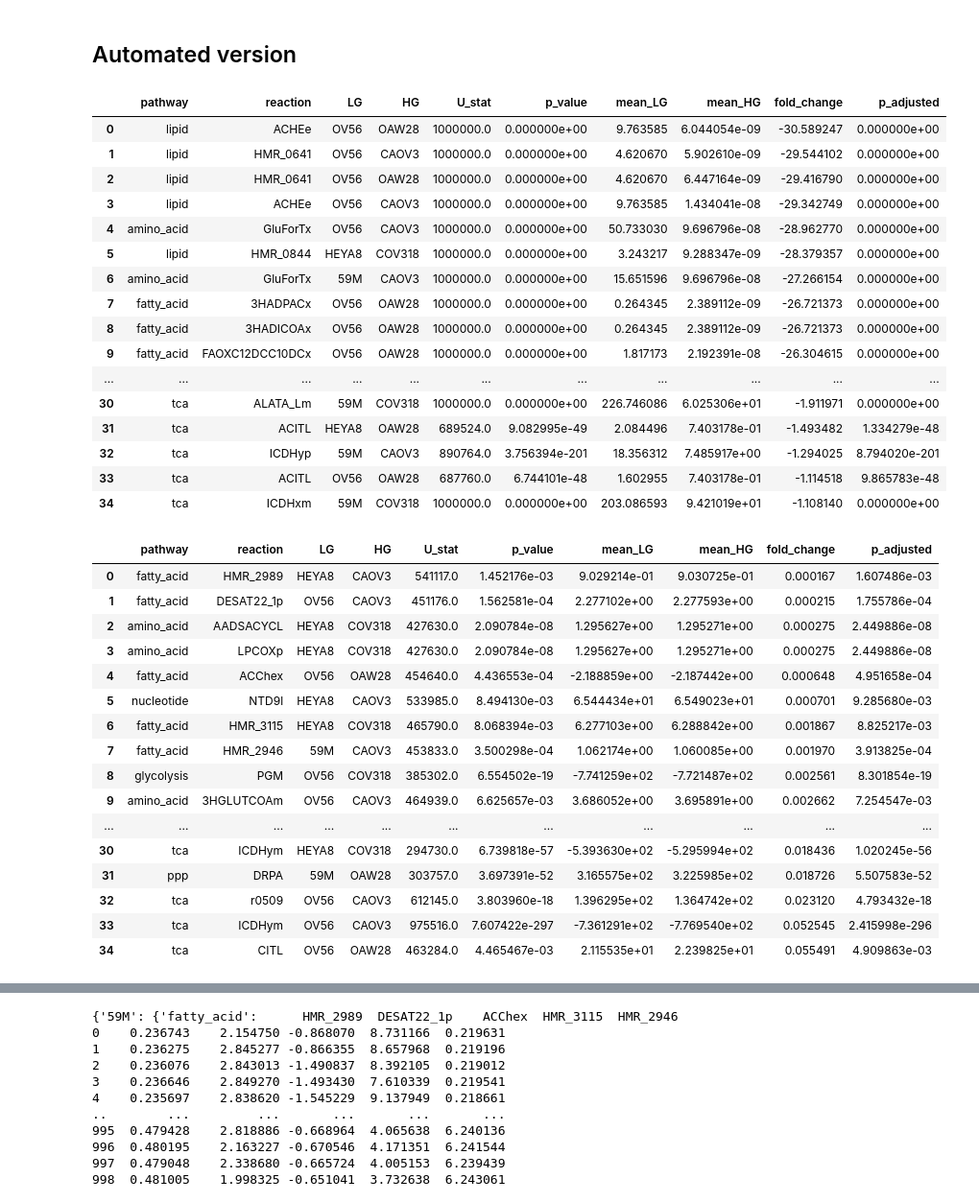
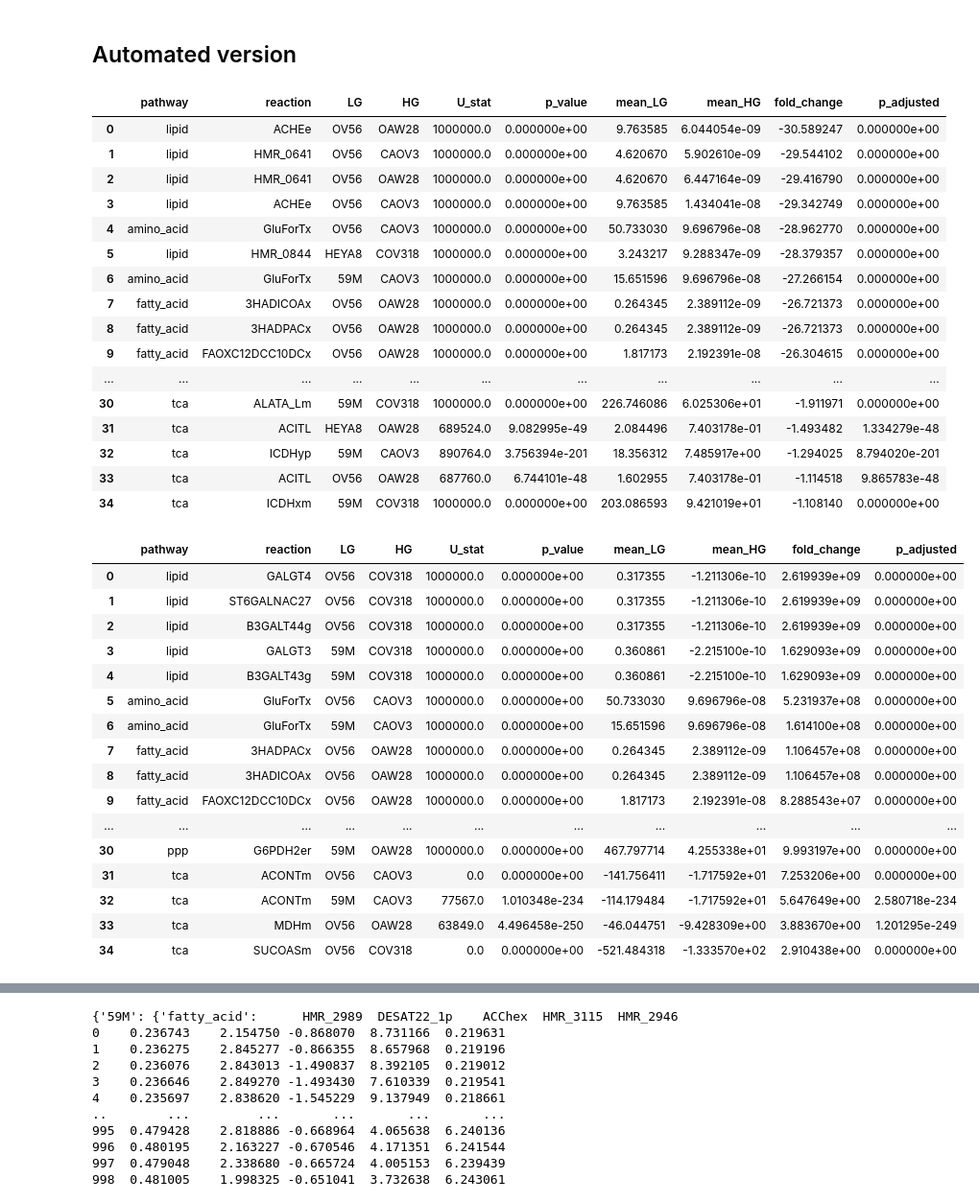
Before and after one commit to MishkaNastia/Ovarian-Cancer, a Jupyter notebook: flux_composition_anastasia.ipynb, the cells around one changed output, grey strips where cells are left out. Shown at 96% size. Saved outputs shown, nothing was run; the diff lists cells and outputs as text; code cells hidden in the pictures.

```diff
--- a/flux_composition_anastasia.ipynb
+++ b/flux_composition_anastasia.ipynb
@@ -200,7 +204,7 @@ run_sampling_for_group(high_grade, "HG")
 # %% [markdown]
 # Flux Distribution comparisions
 # %%
-LG = {
+"""LG = {
     "59M": pd.read_csv("./data/flux_sampling_data/flux_sampling_LG_59M.csv", index_col=0),
     "HEYA8": pd.read_csv("./data/flux_sampling_data/flux_sampling_LG_HEYA8.csv", index_col=0),
     "OV56": pd.read_csv("./data/flux_sampling_data/flux_sampling_LG_OV56.csv", index_col=0)
@@ -210,7 +214,19 @@ HG = {
     "COV318": pd.read_csv("./data/flux_sampling_data/flux_sampling_HG_COV318.csv", index_col=0),
     "CAOV3": pd.read_csv("./data/flux_sampling_data/flux_sampling_HG_CAOV3.csv", index_col=0),
     "OAW28": pd.read_csv("./data/flux_sampling_data/flux_sampling_HG_OAW28.csv", index_col=0)
+}"""
+
+LG = {
+    "59M": pd.read_csv("data/flux_sampling_data/flux_sampling_LG_59M.csv", index_col=0),
+    "HEYA8": pd.read_csv("data/flux_sampling_data/flux_sampling_LG_HEYA8.csv", index_col=0),
+    "OV56": pd.read_csv("data/flux_sampling_data/flux_sampling_LG_OV56.csv", index_col=0)
 }
+
+HG = {
+    "COV318": pd.read_csv("data/flux_sampling_data/flux_sampling_HG_COV318.csv", index_col=0),
+    "CAOV3": pd.read_csv("data/flux_sampling_data/flux_sampling_HG_CAOV3.csv", index_col=0),
+    "OAW28": pd.read_csv("data/flux_sampling_data/flux_sampling_HG_OAW28.csv", index_col=0)
+}
 # %% [markdown]
 ## Option 1
 # %%
@@ -540,8 +556,8 @@ top5_per_pathway
 | 4 | amino_acid | GluForTx | OV56 | CAOV3 | 1000000.0 | 0.000000e+00 | 50.733030 | 9.696796e-08 | -28.962770 | 0.000000e+00 |
 | 5 | lipid | HMR_0844 | HEYA8 | COV318 | 1000000.0 | 0.000000e+00 | 3.243217 | 9.288347e-09 | -28.379357 | 0.000000e+00 |
 | 6 | amino_acid | GluForTx | 59M | CAOV3 | 1000000.0 | 0.000000e+00 | 15.651596 | 9.696796e-08 | -27.266154 | 0.000000e+00 |
-| 7 | fatty_acid | 3HADPACx | OV56 | OAW28 | 1000000.0 | 0.000000e+00 | 0.264345 | 2.389112e-09 | -26.721373 | 0.000000e+00 |
-| 8 | fatty_acid | 3HADICOAx | OV56 | OAW28 | 1000000.0 | 0.000000e+00 | 0.264345 | 2.389112e-09 | -26.721373 | 0.000000e+00 |
+| 7 | fatty_acid | 3HADICOAx | OV56 | OAW28 | 1000000.0 | 0.000000e+00 | 0.264345 | 2.389112e-09 | -26.721373 | 0.000000e+00 |
+| 8 | fatty_acid | 3HADPACx | OV56 | OAW28 | 1000000.0 | 0.000000e+00 | 0.264345 | 2.389112e-09 | -26.721373 | 0.000000e+00 |
 | 9 | fatty_acid | FAOXC12DCC10DCx | OV56 | OAW28 | 1000000.0 | 0.000000e+00 | 1.817173 | 2.192391e-08 | -26.304615 | 0.000000e+00 |
 | ... | ... | ... | ... | ... | ... | ... | ... | ... | ... | ... |
 | 30 | tca | ALATA_Lm | 59M | COV318 | 1000000.0 | 0.000000e+00 | 226.746086 | 6.025306e+01 | -1.911971 | 0.000000e+00 |
@@ -601,34 +617,34 @@ df_stats = pd.DataFrame(results, columns=[
 df_stats["p_adjusted"] = multipletests(df_stats["p_value"], method="fdr_bh")[1]
 
 # Keep significant results
-signif = df_stats[(df_stats["p_adjusted"] < 0.01) & (df_stats["fold_change"] < 0.20)].copy()
+signif = df_stats[(df_stats["p_adjusted"] < 0.01) & (df_stats["fold_change"] > 0.90)].copy()
 # %%
 top5_per_pathway = (
     signif
-    .sort_values(by="fold_change", ascending=True)
+    .sort_values(by="fold_change", ascending=False)
     .groupby("pathway")
     .head(5)
     .reset_index(drop=True)
 )
 top5_per_pathway
 # %% [output]
 |  | pathway | reaction | LG | HG | U_stat | p_value | mean_LG | mean_HG | fold_change | p_adjusted |
-| 0 | fatty_acid | HMR_2989 | HEYA8 | CAOV3 | 541117.0 | 1.452176e-03 | 9.029214e-01 | 9.030725e-01 | 0.000167 | 1.607486e-03 |
-| 1 | fatty_acid | DESAT22_1p | OV56 | CAOV3 | 451176.0 | 1.562581e-04 | 2.277102e+00 | 2.277593e+00 | 0.000215 | 1.755786e-04 |
-| 2 | amino_acid | AADSACYCL | HEYA8 | COV318 | 427630.0 | 2.090784e-08 | 1.295627e+00 | 1.295271e+00 | 0.000275 | 2.449886e-08 |
-| 3 | amino_acid | LPCOXp | HEYA8 | COV318 | 427630.0 | 2.090784e-08 | 1.295627e+00 | 1.295271e+00 | 0.000275 | 2.449886e-08 |
-| 4 | fatty_acid | ACChex | OV56 | OAW28 | 454640.0 | 4.436553e-04 | -2.188859e+00 | -2.187442e+00 | 0.000648 | 4.951658e-04 |
-| 5 | nucleotide | NTD9l | HEYA8 | CAOV3 | 533985.0 | 8.494130e-03 | 6.544434e+01 | 6.549023e+01 | 0.000701 | 9.285680e-03 |
-| 6 | fatty_acid | HMR_3115 | HEYA8 | COV318 | 465790.0 | 8.068394e-03 | 6.277103e+00 | 6.288842e+00 | 0.001867 | 8.825217e-03 |
-| 7 | fatty_acid | HMR_2946 | 59M | CAOV3 | 453833.0 | 3.500298e-04 | 1.062174e+00 | 1.060085e+00 | 0.001970 | 3.913825e-04 |
-| 8 | glycolysis | PGM | OV56 | COV318 | 385302.0 | 6.554502e-19 | -7.741259e+02 | -7.721487e+02 | 0.002561 | 8.301854e-19 |
-| 9 | amino_acid | 3HGLUTCOAm | OV56 | CAOV3 | 464939.0 | 6.625657e-03 | 3.686052e+00 | 3.695891e+00 | 0.002662 | 7.254547e-03 |
+| 0 | lipid | GALGT4 | OV56 | COV318 | 1000000.0 | 0.000000e+00 | 0.317355 | -1.211306e-10 | 2.619939e+09 | 0.000000e+00 |
+| 1 | lipid | ST6GALNAC27 | OV56 | COV318 | 1000000.0 | 0.000000e+00 | 0.317355 | -1.211306e-10 | 2.619939e+09 | 0.000000e+00 |
+| 2 | lipid | B3GALT44g | OV56 | COV318 | 1000000.0 | 0.000000e+00 | 0.317355 | -1.211306e-10 | 2.619939e+09 | 0.000000e+00 |
+| 3 | lipid | GALGT3 | 59M | COV318 | 1000000.0 | 0.000000e+00 | 0.360861 | -2.215100e-10 | 1.629093e+09 | 0.000000e+00 |
+| 4 | lipid | B3GALT43g | 59M | COV318 | 1000000.0 | 0.000000e+00 | 0.360861 | -2.215100e-10 | 1.629093e+09 | 0.000000e+00 |
+| 5 | amino_acid | GluForTx | OV56 | CAOV3 | 1000000.0 | 0.000000e+00 | 50.733030 | 9.696796e-08 | 5.231937e+08 | 0.000000e+00 |
+| 6 | amino_acid | GluForTx | 59M | CAOV3 | 1000000.0 | 0.000000e+00 | 15.651596 | 9.696796e-08 | 1.614100e+08 | 0.000000e+00 |
+| 7 | fatty_acid | 3HADPACx | OV56 | OAW28 | 1000000.0 | 0.000000e+00 | 0.264345 | 2.389112e-09 | 1.106457e+08 | 0.000000e+00 |
+| 8 | fatty_acid | 3HADICOAx | OV56 | OAW28 | 1000000.0 | 0.000000e+00 | 0.264345 | 2.389112e-09 | 1.106457e+08 | 0.000000e+00 |
+| 9 | fatty_acid | FAOXC12DCC10DCx | OV56 | OAW28 | 1000000.0 | 0.000000e+00 | 1.817173 | 2.192391e-08 | 8.288543e+07 | 0.000000e+00 |
 | ... | ... | ... | ... | ... | ... | ... | ... | ... | ... | ... |
-| 30 | tca | ICDHym | HEYA8 | COV318 | 294730.0 | 6.739818e-57 | -5.393630e+02 | -5.295994e+02 | 0.018436 | 1.020245e-56 |
-| 31 | ppp | DRPA | 59M | OAW28 | 303757.0 | 3.697391e-52 | 3.165575e+02 | 3.225985e+02 | 0.018726 | 5.507583e-52 |
-| 32 | tca | r0509 | OV56 | CAOV3 | 612145.0 | 3.803960e-18 | 1.396295e+02 | 1.364742e+02 | 0.023120 | 4.793432e-18 |
-| 33 | tca | ICDHym | OV56 | CAOV3 | 975516.0 | 7.607422e-297 | -7.361291e+02 | -7.769540e+02 | 0.052545 | 2.415998e-296 |
-| 34 | tca | CITL | OV56 | OAW28 | 463284.0 | 4.465467e-03 | 2.115535e+01 | 2.239825e+01 | 0.055491 | 4.909863e-03 |
+| 30 | ppp | G6PDH2er | 59M | OAW28 | 1000000.0 | 0.000000e+00 | 467.797714 | 4.255338e+01 | 9.993197e+00 | 0.000000e+00 |
+| 31 | tca | ACONTm | OV56 | CAOV3 | 0.0 | 0.000000e+00 | -141.756411 | -1.717592e+01 | 7.253206e+00 | 0.000000e+00 |
+| 32 | tca | ACONTm | 59M | CAOV3 | 77567.0 | 1.010348e-234 | -114.179484 | -1.717592e+01 | 5.647649e+00 | 2.580718e-234 |
+| 33 | tca | MDHm | OV56 | OAW28 | 63849.0 | 4.496458e-250 | -46.044751 | -9.428309e+00 | 3.883670e+00 | 1.201295e-249 |
+| 34 | tca | SUCOASm | OV56 | COV318 | 0.0 | 0.000000e+00 | -521.484318 | -1.333570e+02 | 2.910438e+00 | 0.000000e+00 |
 # %%
 def build_cellline_pathway_dict(group_dict, top5_per_pathway):
     """
```
Also changed, not shown: parts of 14 cells of this notebook.
